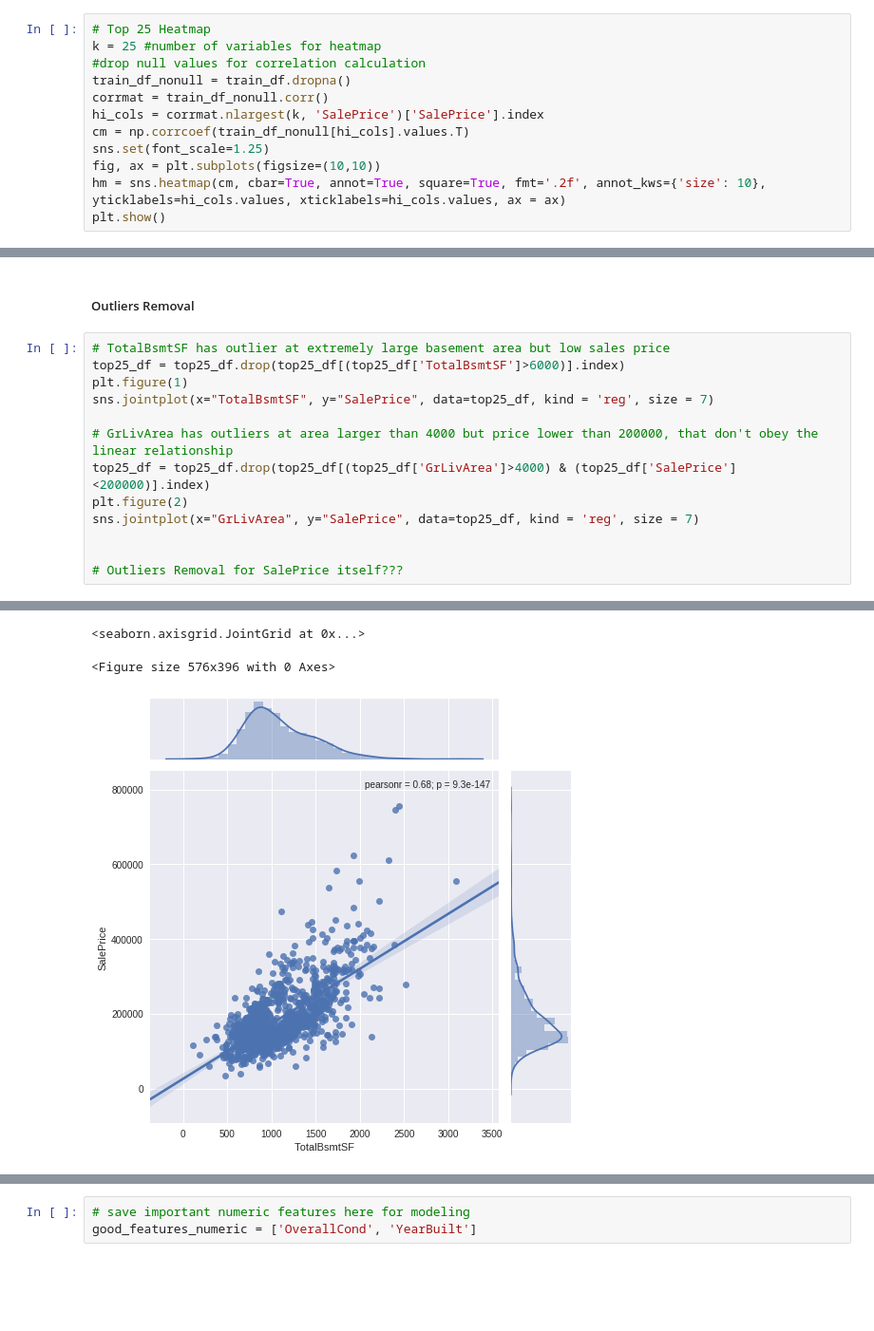
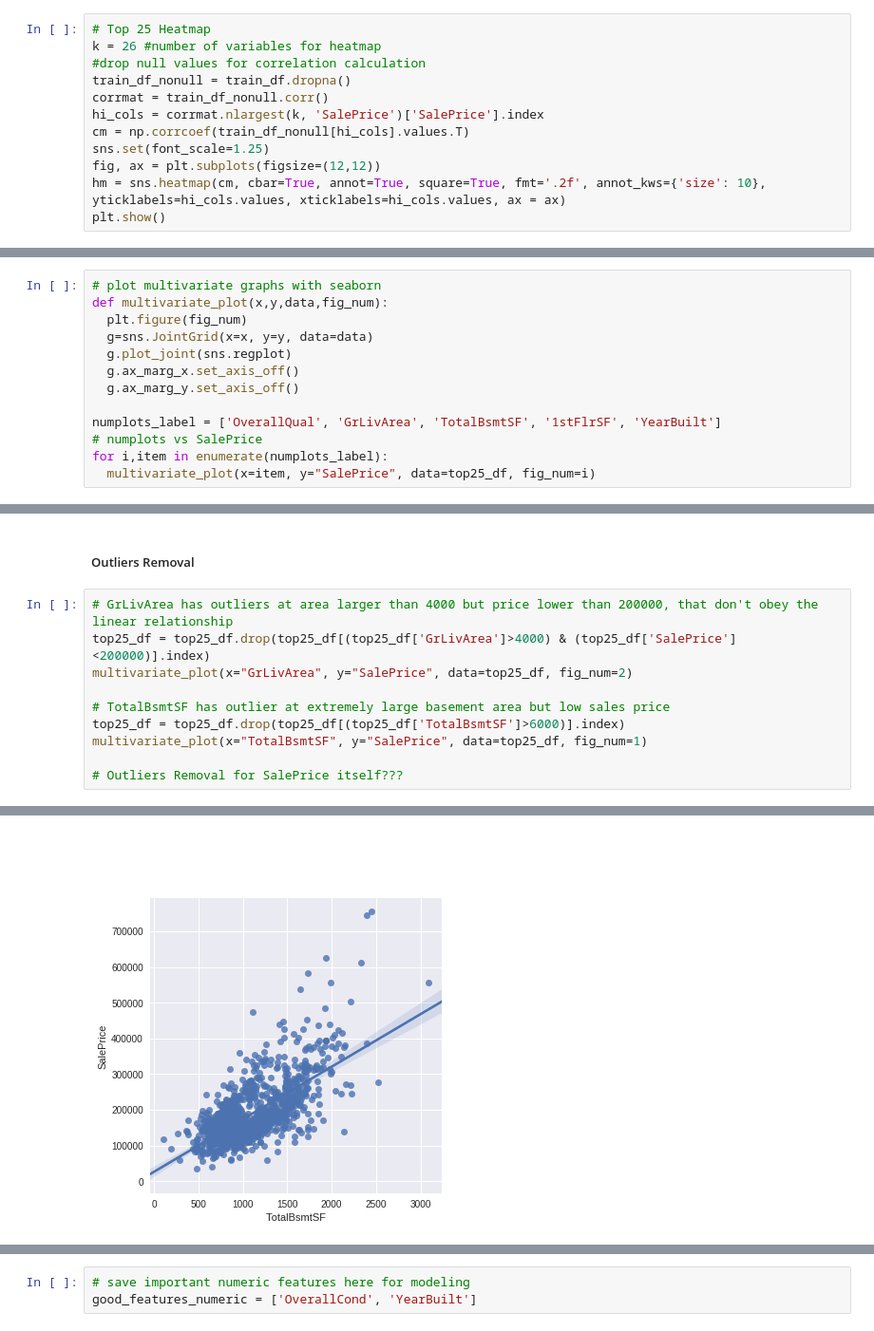
Before and after one commit to jjpeh/W207, a Jupyter notebook: W207_Home_Price_Prediction.ipynb, the cells around one changed output, grey strips where cells are left out. Shown at 95% size. Drawn from its saved outputs; the diff is of its cells as text; blank space fills up the shorter version.

```diff
--- a/W207_Home_Price_Prediction.ipynb
+++ b/W207_Home_Price_Prediction.ipynb
@@ -130,14 +134,14 @@ numerical features: 37
 ####Select top 25 features with highest correlation with Sale Price
 # %%
 # Top 25 Heatmap
-k = 25 #number of variables for heatmap
+k = 26 #number of variables for heatmap
 #drop null values for correlation calculation
 train_df_nonull = train_df.dropna()
 corrmat = train_df_nonull.corr()
 hi_cols = corrmat.nlargest(k, 'SalePrice')['SalePrice'].index
 cm = np.corrcoef(train_df_nonull[hi_cols].values.T)
 sns.set(font_scale=1.25)
-fig, ax = plt.subplots(figsize=(10,10))
+fig, ax = plt.subplots(figsize=(12,12))
 hm = sns.heatmap(cm, cbar=True, annot=True, square=True, fmt='.2f', annot_kws={'size': 10}, yticklabels=hi_cols.values, xticklabels=hi_cols.values, ax = ax)
 plt.show()
 # %% [output]
@@ -260,0 +286,13 @@ The 'normed' kwarg was deprecated in Matplotlib 2.1 and will be removed in 3.1.
+# %%
+# plot multivariate graphs with seaborn
+def multivariate_plot(x,y,data,fig_num):
+  plt.figure(fig_num)
+  g=sns.JointGrid(x=x, y=y, data=data)
+  g.plot_joint(sns.regplot)
+  g.ax_marg_x.set_axis_off()
+  g.ax_marg_y.set_axis_off()
+
+numplots_label = ['OverallQual', 'GrLivArea', 'TotalBsmtSF', '1stFlrSF', 'YearBuilt']
+# numplots vs SalePrice
+for i,item in enumerate(numplots_label):
+  multivariate_plot(x=item, y="SalePrice", data=top25_df, fig_num=i)
@@ -263,16 +308,13 @@ Top 5 features having positive linear relationship with sales price. Some outlie
 # %% [markdown]
 ##### Outliers Removal
 # %%
+# GrLivArea has outliers at area larger than 4000 but price lower than 200000, that don't obey the linear relationship
+top25_df = top25_df.drop(top25_df[(top25_df['GrLivArea']>4000) & (top25_df['SalePrice']<200000)].index)
+multivariate_plot(x="GrLivArea", y="SalePrice", data=top25_df, fig_num=2)
+
 # TotalBsmtSF has outlier at extremely large basement area but low sales price
 top25_df = top25_df.drop(top25_df[(top25_df['TotalBsmtSF']>6000)].index)
-plt.figure(1)
-sns.jointplot(x="TotalBsmtSF", y="SalePrice", data=top25_df, kind = 'reg', size = 7)
-
-# GrLivArea has outliers at area larger than 4000 but price lower than 200000, that don't obey the linear relationship
-top25_df = top25_df.drop(top25_df[(top25_df['GrLivArea']>4000) & (top25_df['SalePrice']<200000)].index)
-plt.figure(2)
-sns.jointplot(x="GrLivArea", y="SalePrice", data=top25_df, kind = 'reg', size = 7)
-
+multivariate_plot(x="TotalBsmtSF", y="SalePrice", data=top25_df, fig_num=1)
 
 # Outliers Removal for SalePrice itself???
 # %% [output]
@@ -281,3 +322 @@ The 'normed' kwarg was deprecated in Matplotlib 2.1 and will be removed in 3.1.
-<seaborn.axisgrid.JointGrid at 0x...>
-<Figure size 576x396 with 0 Axes>
-[figure, old version]
+[figure, new version]
```
Also changed, not shown: parts of 40 cells of this notebook.
